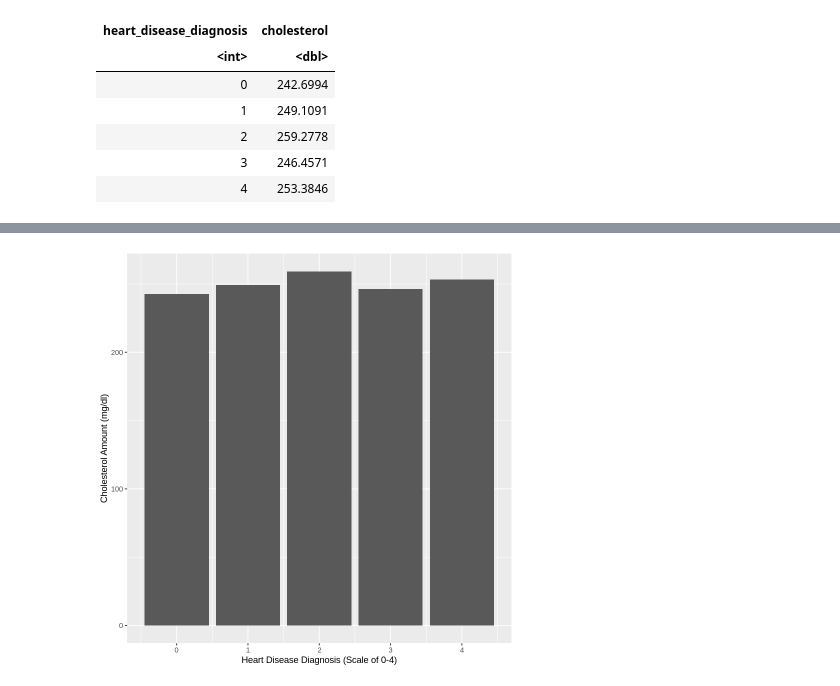
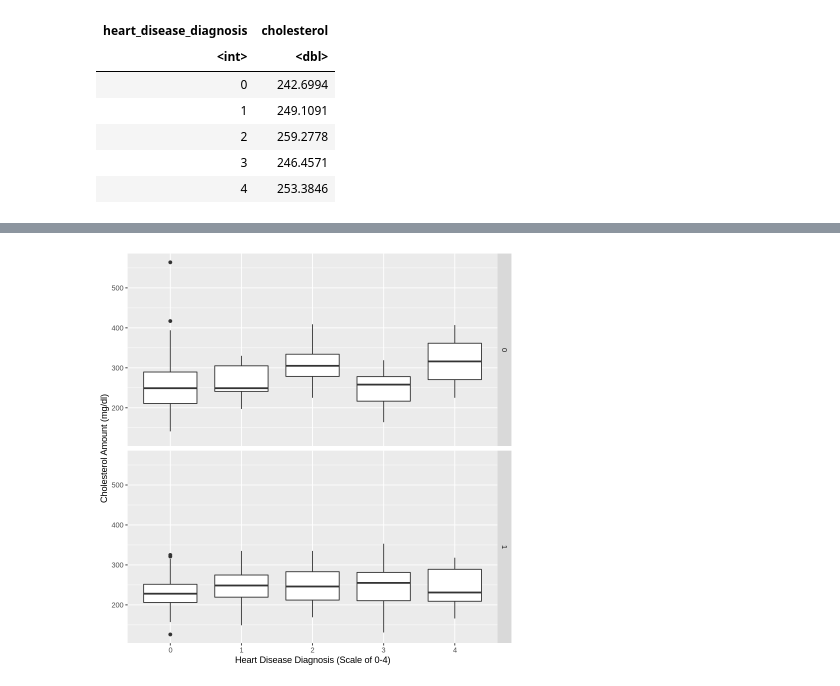
Before and after one commit to ck2671/dsci-100-2022w2-group-35, a Jupyter notebook: Heart Disease Project.ipynb, the cells around one changed output, grey strips where cells are left out. Drawn from its saved outputs; the diff is of its cells as text; code cells hidden in the pictures.

```diff
--- a/Heart Disease Project.ipynb
+++ b/Heart Disease Project.ipynb
@@ -92,9 +149,11 @@ A tibble: 5 × 2
 # %%
 #Bar plot of heart disease level (0-4) vs cholesterol amount (mg/dl).
-plot_heart_disease_vs_cholesterol <- heart_disease_vs_cholesterol |>
+plot_heart_disease_vs_cholesterol <- heart_data_selected |>
+                            mutate(heart_disease_diagnosis = as.factor(heart_disease_diagnosis)) |>
                             ggplot(aes(x=heart_disease_diagnosis, y=cholesterol)) +
-                                 geom_bar(stat="identity") +
-                                 labs(x="Heart Disease Diagnosis (Scale of 0-4)", y="Cholesterol Amount (mg/dl)")
+                                 geom_boxplot() +
+                                 labs(x="Heart Disease Diagnosis (Scale of 0-4)", y="Cholesterol Amount (mg/dl)")+
+                            facet_grid(sex~.)
 plot_heart_disease_vs_cholesterol
 # %% [output]
-[figure, old version]
+[figure, new version]
```
Also changed, not shown: parts of 3 cells of this notebook.
